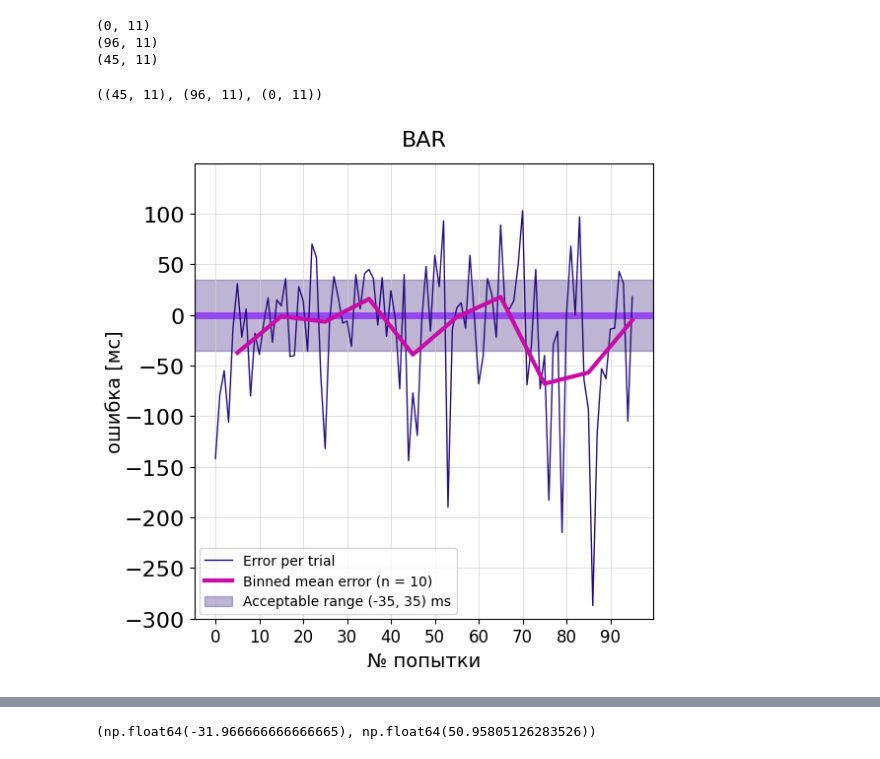
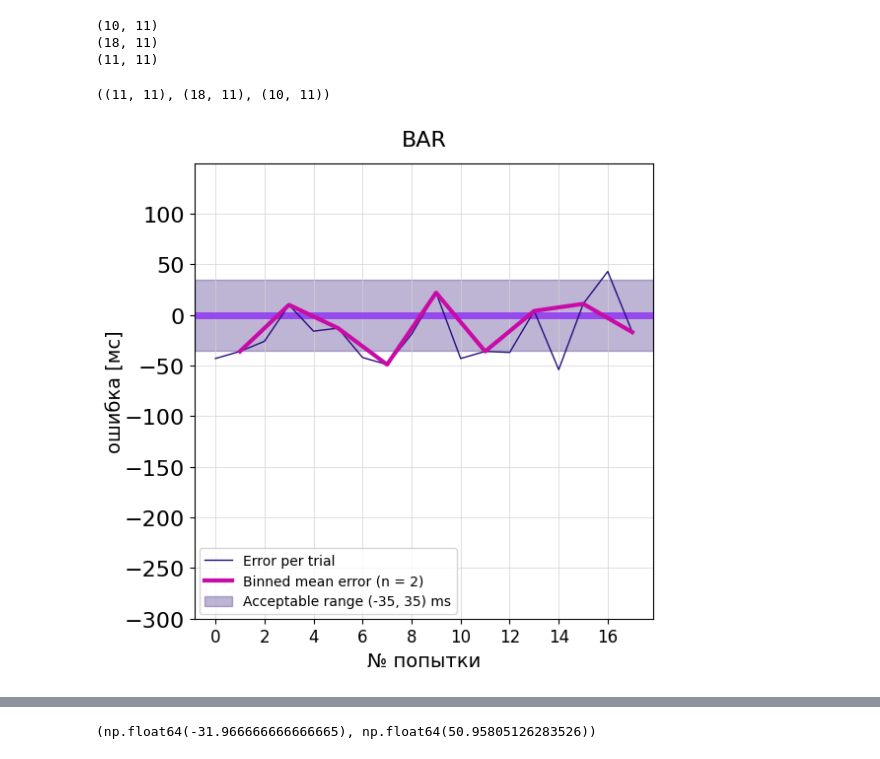
Before and after one commit to JuliaRory/PonkSync-Trainer, a Jupyter notebook: notebooks/01-analysing_diff_stimuli.ipynb, the cells around one changed output, grey strips where cells are left out. Saved outputs shown, nothing was run; the diff lists cells and outputs as text; code cells hidden in the pictures.

```diff
--- a/notebooks/01-analysing_diff_stimuli.ipynb
+++ b/notebooks/01-analysing_diff_stimuli.ipynb
@@ -7,13 +7,13 @@ import numpy as np
 import os
 # %%
 folder = r"../data"
-subjects = ["AM"]
+subjects = ["AV_02.04"]
 df_all = []
 for subject in subjects:
     folder_subject = os.path.join(folder, subject)
     filenames = os.listdir(folder_subject)
     # filenames = ["01_bar_feedback.csv", "02_bar_errorfeedback.csv", "03_vbar_feedback.csv", "04_vbar_errorfeedback_120fps.csv"]
-    filenames = ["01_circle_feedback2.csv", "01_bar_feedback2.csv", "03_bar_errorfeedback2.csv"]
+    # filenames = ["01_circle_feedback2.csv", "01_bar_feedback2.csv", "03_bar_errorfeedback2.csv"]
     for fl in filenames:
         if fl.find(".csv") == -1:
             continue
@@ -37,9 +37,9 @@ for feedback in ["vbar", "bar", "circle"]:
     df_all.append(df_s)
 df = pd.concat(df_all, ignore_index=True)
 # %% [output]
-(0, 11)
-(96, 11)
-(45, 11)
+(10, 11)
+(18, 11)
+(11, 11)
 # %%
 df_bar = df.loc[df.feedback == "bar"]
 df_circle = df.loc[df.feedback == "circle"]
@@ -47,7 +47,7 @@ df_vbar = df.loc[df.feedback == "vbar"]
 # %%
 df_circle.shape, df_bar.shape, df_vbar.shape
 # %% [output]
-((45, 11), (96, 11), (0, 11))
+((11, 11), (18, 11), (10, 11))
 # %%
 def calculate_mean(df, n=10):
     df_mean = []
@@ -92,7 +92,7 @@ def plot_error(df, n_mean=10, limits=None, title=None, ylim=None, yticks=None, x
 
     ax.legend(loc=[0.01, 0.01])
 # %%
-plot_error(df_bar, n_mean=10, limits=(-35, 35), title="BAR", ylim=(-300, 150), yticks=np.arange(-300, 150, 50), xticks_step=10) #ylim=(-150, 75), yticks=np.arange(-200, 100, 25), x
+plot_error(df_bar, n_mean=2, limits=(-35, 35), title="BAR", ylim=(-300, 150), yticks=np.arange(-300, 150, 50), xticks_step=2) #ylim=(-150, 75), yticks=np.arange(-200, 100, 25), x
 # %% [output]
-[figure, old version]
+[figure, new version]
 # %%
```
Also changed, not shown: parts of 2 cells of this notebook, 1 other file.
